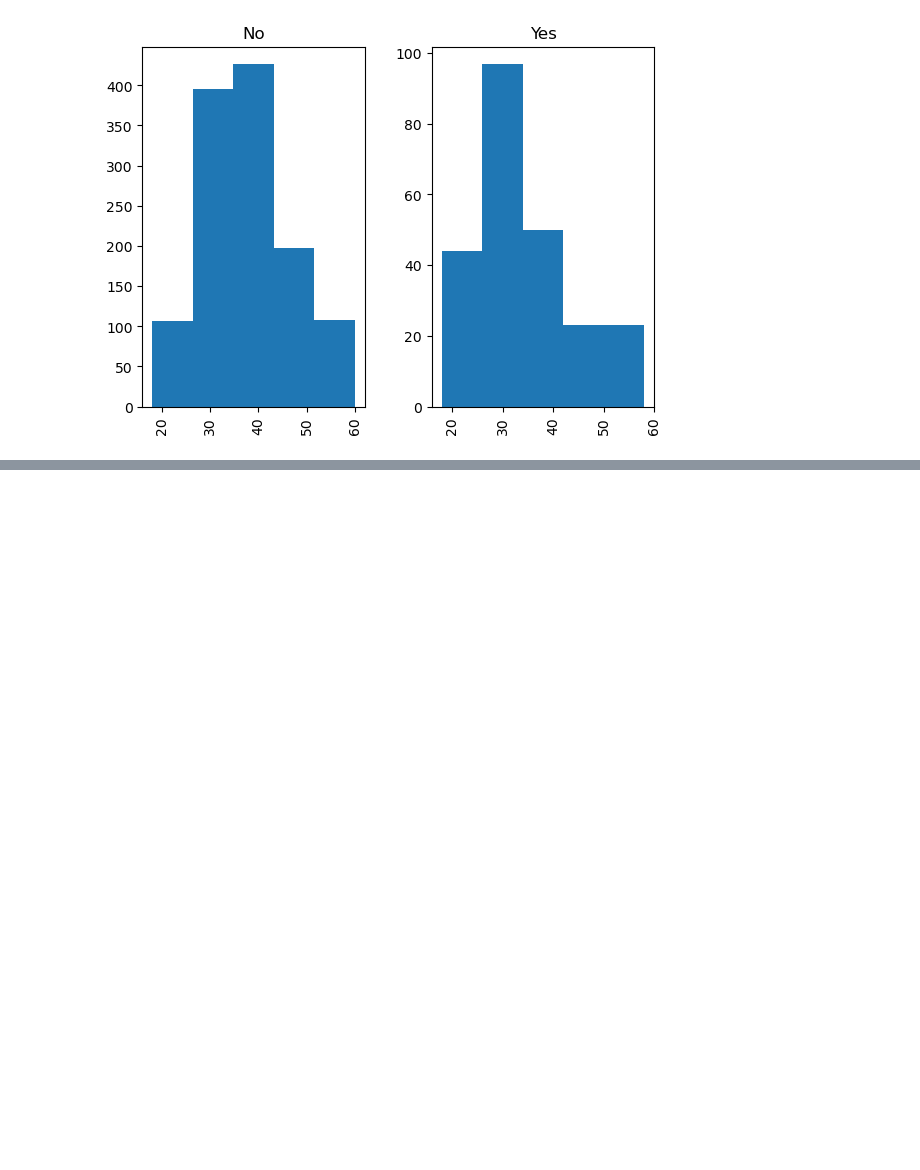
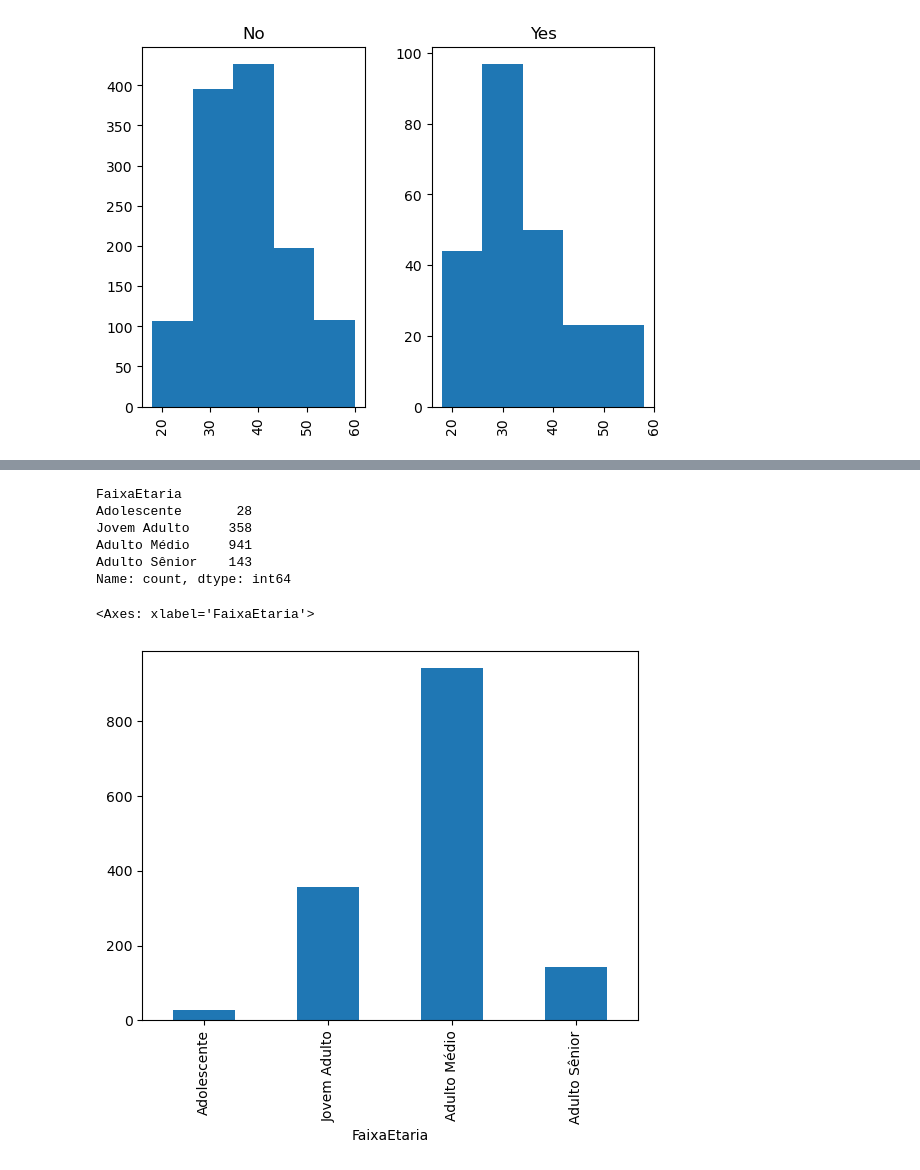
Before and after one commit to kiwsley/ciencia_de_dados, a Jupyter notebook: pandas/25_projeto_ibm_12_nocoes_estatistica_histogramas_inicio.ipynb, the cells around one changed output, grey strips where cells are left out. Saved outputs shown, nothing was run; the diff lists cells and outputs as text; code cells hidden in the pictures; blank space fills up the shorter version.

```diff
--- a/pandas/25_projeto_ibm_12_nocoes_estatistica_histogramas_inicio.ipynb
+++ b/pandas/25_projeto_ibm_12_nocoes_estatistica_histogramas_inicio.ipynb
@@ -1341,3 +1341,10 @@ df.hist(column="Age",by="Attrition",bins=5)
 array([<Axes: title={'center': 'No'}>, <Axes: title={'center': 'Yes'}>],
       dtype=object)
 [figure]
+# %%
+faixasIdade = [0,20 ,30, 50,float("inf")] #(0-20],(20-30], (30-50]
+rotulos = ["Adolescente","Jovem Adulto","Adulto Médio","Adulto Sênior"]
+
+df["FaixaEtaria"] = pd.cut(df["Age"],bins=faixasIdade, labels=rotulos )
+
+df[["Age","FaixaEtaria"]].head(20)
@@ -1343,0 +1394,14 @@ array([<Axes: title={'center': 'No'}>, <Axes: title={'center': 'Yes'}>],
+# %%
+df["FaixaEtaria"].value_counts().sort_index()
+# %% [output]
+FaixaEtaria
+Adolescente       28
+Jovem Adulto     358
+Adulto Médio     941
+Adulto Sênior    143
+Name: count, dtype: int64
+# %%
+df["FaixaEtaria"].value_counts().sort_index().plot(kind="bar")
+# %% [output]
+<Axes: xlabel='FaixaEtaria'>
+[figure, added]
```
Also changed, not shown: parts of 13 cells of this notebook.
